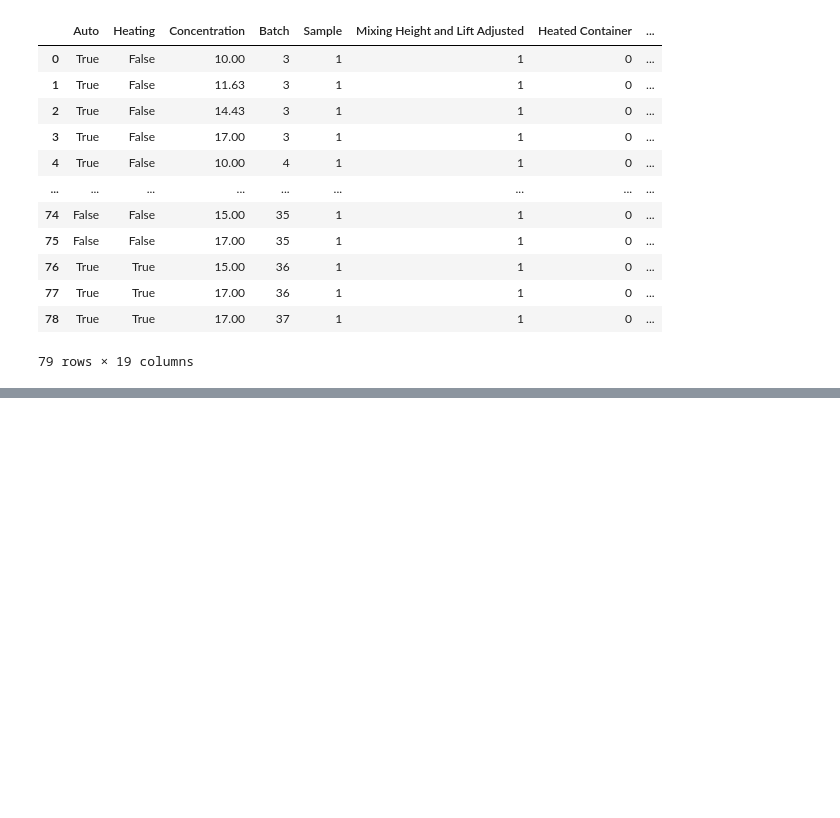
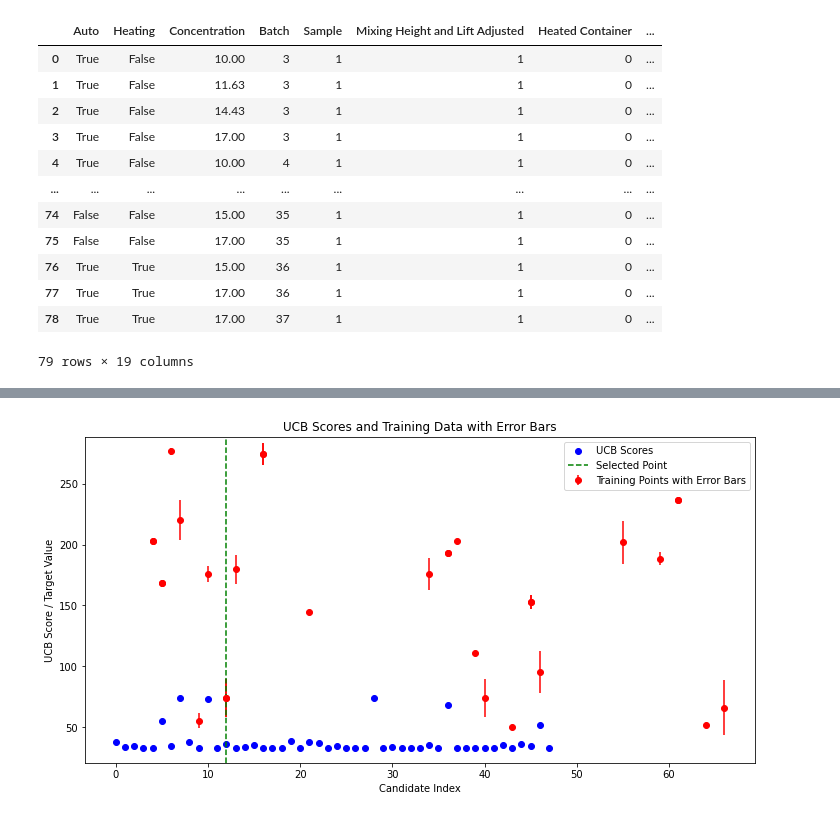
Before and after one commit to Toniaac/hte-data-processing, a Jupyter notebook: Active Learning.ipynb, the cells around one changed output, grey strips where cells are left out. Saved outputs shown, nothing was run; the diff lists cells and outputs as text; code cells hidden in the pictures; blank space fills up the shorter version.

```diff
--- a/Active Learning.ipynb
+++ b/Active Learning.ipynb
@@ -140,0 +254,93 @@ plt.show()
+# %%
+# Initialize the active learning model
+al_model = ActiveLearningUCB()
+al_model.update_model(X_train_normalized, y_train.values)
+
+# Active learning loop parameters
+max_iterations = 20  # Maximum number of iterations
+X_candidates = X_normalized  # All normalized data
+selected_indices = []  # To track selected points
+iteration_indices = []  # To store iteration numbers
+selected_modulus = []  # Store the Elastic Modulus of the selected points
+mse_per_iteration = []  # Store MSE values for validation
+early_stopping_threshold = 1e-4  # Threshold for early stopping
+
+# Validation set
+X_validation = scaler.transform(X)  # Replace with a proper validation set if available
+y_validation = y.values  # Replace with validation targets
+
+for iteration in range(max_iterations):
+    # Dynamic Alpha Adjustment
+    al_model.alpha = max(1, 3 / (1 + iteration * 0.1))  # Exponential decay of alpha
+
+    # Filter candidates to exclude already selected points
+    available_indices = [i for i in range(len(X_candidates)) if i not in selected_indices]
+    X_candidates_filtered = X_candidates[available_indices]
+
+    # Select the next point based on UCB
+    selected_idx_local, ucb_scores = al_model.select_next_point(X_candidates_filtered)
+    selected_idx = available_indices[selected_idx_local]  # Map back to original indices
+
+    # Save iteration index and selected modulus
+    iteration_indices.append(iteration + 1)
+    selected_indices.append(selected_idx)
+    selected_modulus.append(y.iloc[selected_idx])
+
+    # Add selected point to the training set
+    X_new = X.iloc[[selected_idx]]
+    y_new = y.iloc[[selected_idx]]
+    yerr_new = yerr.iloc[[selected_idx]]
+
+    X_new_normalized = scaler.transform(X_new)
+    X_train_normalized = np.vstack([X_train_normalized, X_new_normalized])
+
+    X_train = pd.concat([X_train, X_new])
+    y_train = pd.concat([y_train, y_new])
+    yerr_train = pd.concat([yerr_train, yerr_new])
+
+    # Update the model with the new training set
+    al_model.update_model(X_train_normalized, y_train.values)
+
+    # Performance Validation: Calculate MSE on validation data
+    predictions = al_model.model.predict(X_validation)
+    mse = mean_squared_error(y_validation, predictions)
+    mse_per_iteration.append(mse)
+
+    print(f"Iteration {iteration + 1}: Selected index {selected_idx}, Alpha: {al_model.alpha:.2f}, MSE: {mse:.6f}")
+
+    # Early Stopping Criterion
+    if len(mse_per_iteration) > 1 and abs(mse_per_iteration[-1] - mse_per_iteration[-2]) < early_stopping_threshold:
+        print(f"Stopping early at iteration {iteration + 1} due to minimal improvement in MSE.")
+        break
+
+# Plot UCB Scores and Training Data with Error Bars
+plt.figure(figsize=(12, 6))
+plt.errorbar(X_train.index, y_train, yerr=yerr_train, fmt='o', color='red', label="Training Points with Error Bars")
+plt.scatter(range(len(ucb_scores)), ucb_scores, label="UCB Scores", color="blue")
+plt.axvline(x=selected_idx, color="green", linestyle="--", label="Selected Point")
+plt.xlabel("Candidate Index")
+plt.ylabel("UCB Score / Target Value")
+plt.title("UCB Scores and Training Data with Error Bars")
+plt.legend()
+plt.show()
+
+# Plot Modulus vs. Iterations
+plt.figure(figsize=(8, 6))
+plt.plot(iteration_indices, selected_modulus, marker='o', label="Selected Modulus", color="green")
+plt.xlabel("Iterations")
+plt.ylabel("Elastic Modulus")
+plt.title("Elastic Modulus Over Iterations")
+plt.legend()
+plt.grid()
+plt.show()
+
+# Plot MSE vs. Iterations
+plt.figure(figsize=(8, 6))
+plt.plot(range(1, len(mse_per_iteration) + 1), mse_per_iteration, marker='o', label="MSE", color="orange")
+plt.xlabel("Iterations")
+plt.ylabel("Mean Squared Error")
+plt.title("Validation Performance Over Iterations")
+plt.legend()
+plt.grid()
+plt.show()
+# %% [output]
@@ -140,0 +367 @@ plt.show()
+[figure, added]
```
Also changed, not shown: parts of 18 cells of this notebook.
